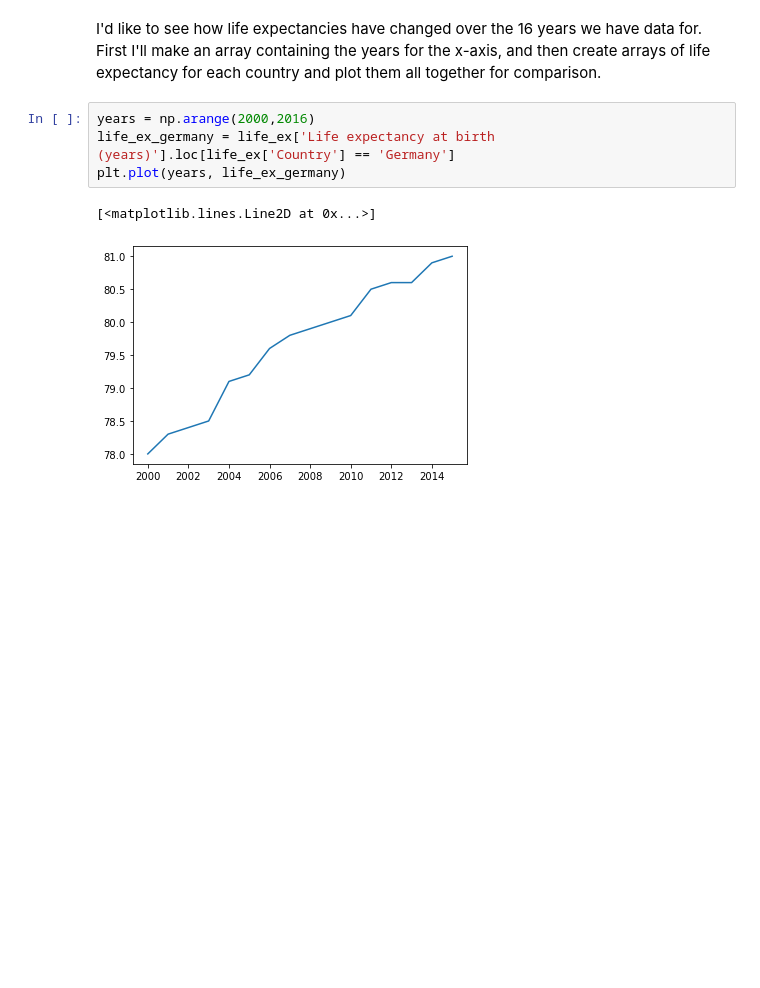
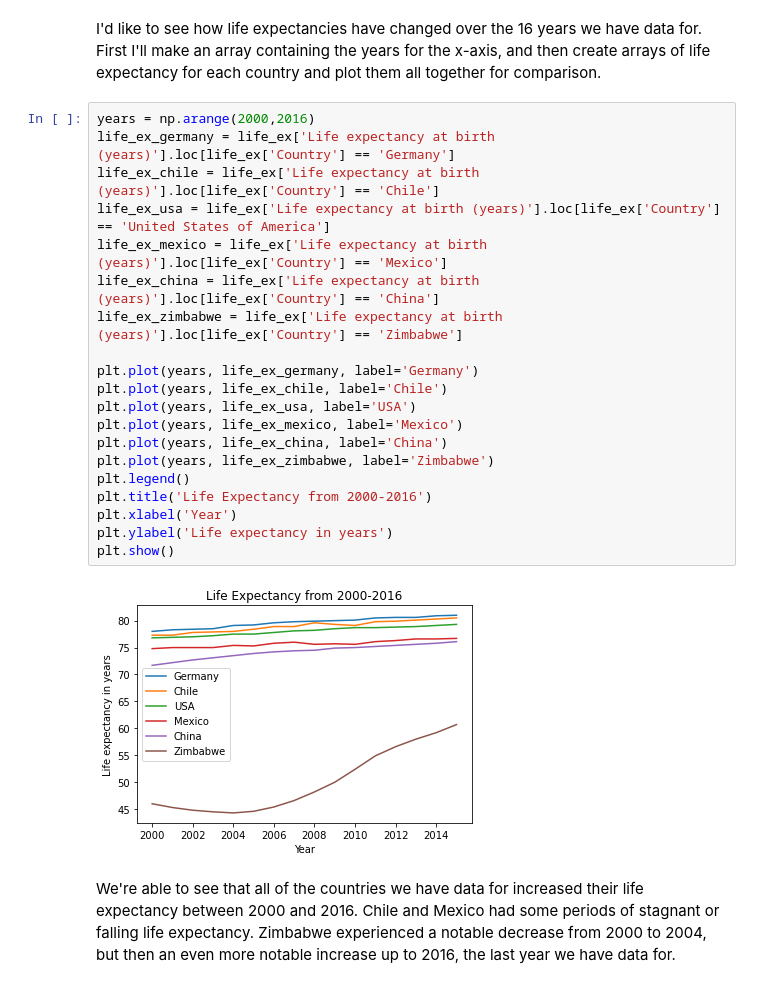
Before and after one commit to biwwlybam/codecademy-data-viz-portfolio, a Jupyter notebook: life_expectancy_gdp.ipynb, the cells around one changed output. Saved outputs shown, nothing was run; the diff lists cells and outputs as text; blank space fills up the shorter version.

Commit message:
Plotted life expectancy by year
Separated life expectancy by country and plotted them all together

```diff
--- a/life_expectancy_gdp.ipynb
+++ b/life_expectancy_gdp.ipynb
@@ -77,10 +77,27 @@ life_ex['Year'].value_counts()
 Name: Year, dtype: int64
 # %% [markdown]
 I'd like to see how life expectancies have changed over the 16 years we have data for. First I'll make an array containing the years for the x-axis, and then create arrays of life expectancy for each country and plot them all together for comparison.
-# %%
-years = np.arange(2000,2016)
-life_ex_germany = life_ex['Life expectancy at birth (years)'].loc[life_ex['Country'] == 'Germany']
-plt.plot(years, life_ex_germany)
-# %% [output]
-[<matplotlib.lines.Line2D at 0x...>]
-[figure, removed]
+# %%
+years = np.arange(2000,2016)
+life_ex_germany = life_ex['Life expectancy at birth (years)'].loc[life_ex['Country'] == 'Germany']
+life_ex_chile = life_ex['Life expectancy at birth (years)'].loc[life_ex['Country'] == 'Chile']
+life_ex_usa = life_ex['Life expectancy at birth (years)'].loc[life_ex['Country'] == 'United States of America']
+life_ex_mexico = life_ex['Life expectancy at birth (years)'].loc[life_ex['Country'] == 'Mexico']
+life_ex_china = life_ex['Life expectancy at birth (years)'].loc[life_ex['Country'] == 'China']
+life_ex_zimbabwe = life_ex['Life expectancy at birth (years)'].loc[life_ex['Country'] == 'Zimbabwe']
+
+plt.plot(years, life_ex_germany, label='Germany')
+plt.plot(years, life_ex_chile, label='Chile')
+plt.plot(years, life_ex_usa, label='USA')
+plt.plot(years, life_ex_mexico, label='Mexico')
+plt.plot(years, life_ex_china, label='China')
+plt.plot(years, life_ex_zimbabwe, label='Zimbabwe')
+plt.legend()
+plt.title('Life Expectancy from 2000-2016')
+plt.xlabel('Year')
+plt.ylabel('Life expectancy in years')
+plt.show()
+# %% [output]
+[figure, added]
+# %% [markdown]
+We're able to see that all of the countries we have data for increased their life expectancy between 2000 and 2016. Chile and Mexico had some periods of stagnant or falling life expectancy. Zimbabwe experienced a notable decrease from 2000 to 2004, but then an even more notable increase up to 2016, the last year we have data for.
```
